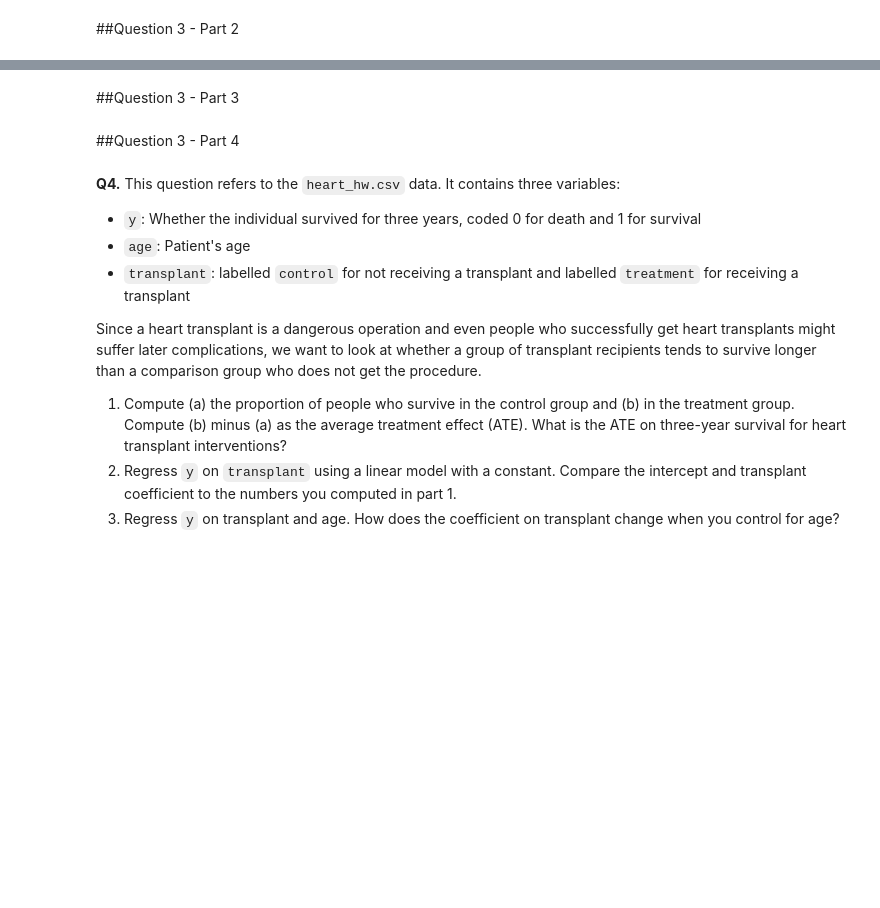
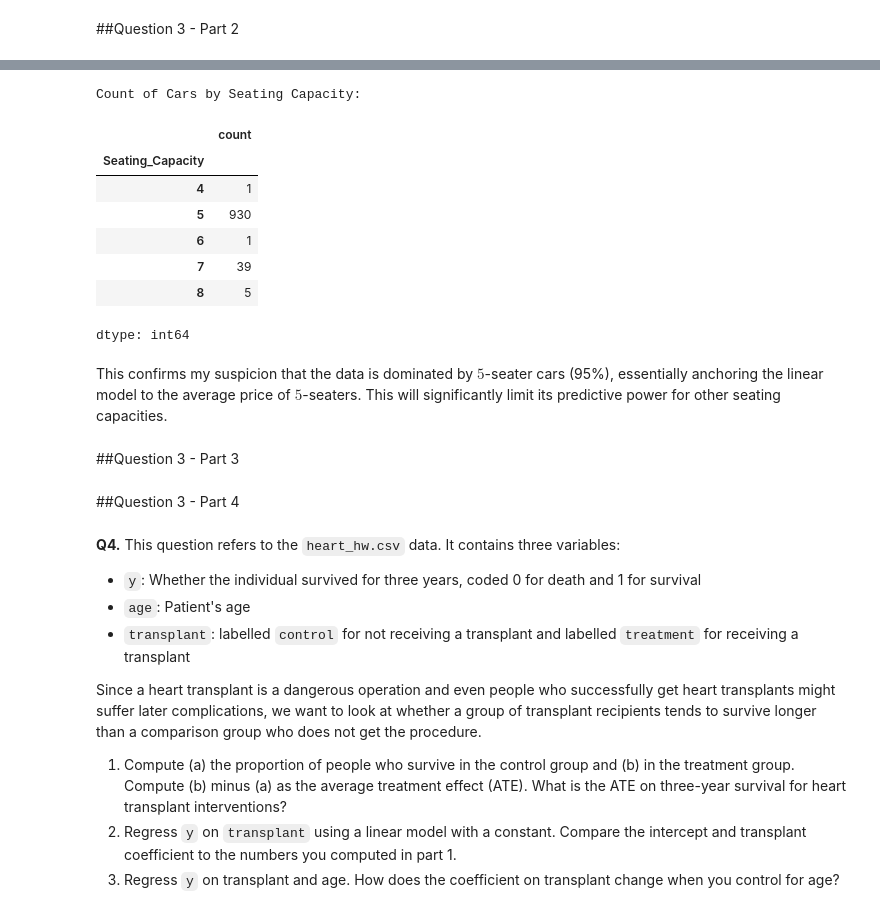
Before and after one commit to thomashooks53/undergrad_ml_assignments, a Jupyter notebook: 03_assignment_linear_models.ipynb, the cells around one changed output, grey strips where cells are left out. Cells and saved outputs as stored; diff of their text form; code cells hidden in the pictures; blank space fills up the shorter version.

```diff
--- a/03_assignment_linear_models.ipynb
+++ b/03_assignment_linear_models.ipynb
@@ -343,3 +497,18 @@ Model $3$ is the least accurate because it attempts to predict price based on qu
+# %%
+print("Count of Cars by Seating Capacity:")
+display(cars['Seating_Capacity'].value_counts().sort_index())
+# %% [output]
+Count of Cars by Seating Capacity:
+|  | count |
+| Seating_Capacity |  |
+| 4 | 1 |
+| 5 | 930 |
+| 6 | 1 |
+| 7 | 39 |
+| 8 | 5 |
+dtype: int64
+# %% [markdown]
+This confirms my suspicion that the data is dominated by $5$-seater cars (95%), essentially anchoring the linear model to the average price of $5$-seaters. This will significantly limit its predictive power for other seating capacities.
 # %% [markdown]
 ##Question 3 - Part 3
 # %% [markdown]
```
Also changed, not shown: parts of 6 cells of this notebook.
